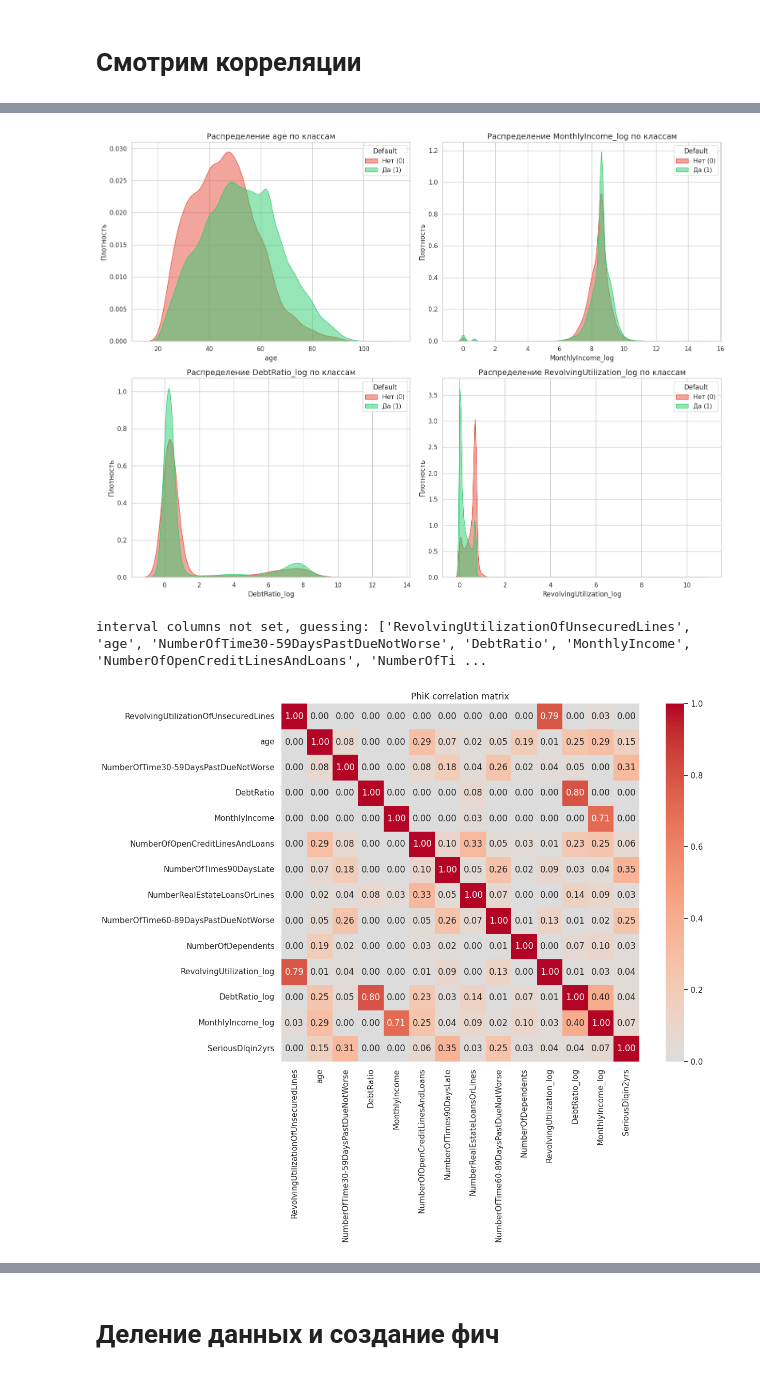
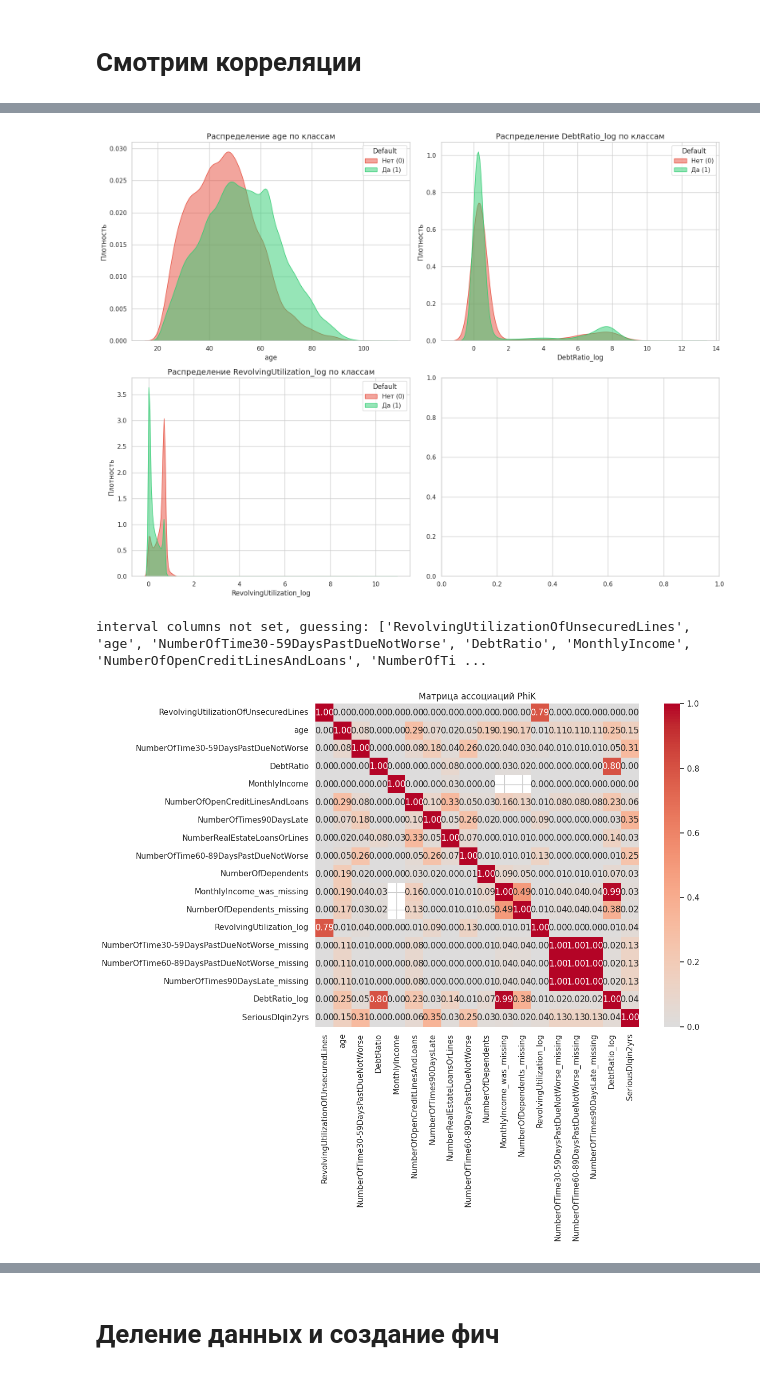
Before and after one commit to GiannisAnte/credit-scoring-case, a Jupyter notebook: credit_scoring_case.ipynb, the cells around one changed output, grey strips where cells are left out. Saved outputs shown, nothing was run; the diff lists cells and outputs as text; code cells hidden in the pictures.

```diff
--- a/credit_scoring_case.ipynb
+++ b/credit_scoring_case.ipynb
@@ -287,4 +283,4 @@ df = df[df["age"] > 0]
 Около 20% значений пропущено. Удалять столько строк нельзя, поэтому заполняем пропуски медианой. Она лучше среднего подходит для дохода, потому что меньше зависит от больших значений и выбросов. Дополнительно создадим отдельный признак, показывающий, что доход был пропущен - возможно, сам факт отсутствия этой информации связан с риском дефолта.
 # %%
 df["MonthlyIncome_was_missing"] = df["MonthlyIncome"].isna().astype(int)
-df["MonthlyIncome"] = df["MonthlyIncome"].fillna(df["MonthlyIncome"].median())
+# df["MonthlyIncome"] = df["MonthlyIncome"].fillna(df["MonthlyIncome"].median())
@@ -681,6 +685,3 @@ for threshold in [10000, 20000, 50000, 100000]:
 >20000: 2103 (1.40%)
 >50000: 301 (0.20%)
 >100000: 70 (0.05%)
-# %%
-#Доход имеет правый хвост, поэтому добавляем логарифмическую версию признака
-df["MonthlyIncome_log"] = np.log1p(df["MonthlyIncome"])
@@ -909,7 +896,6 @@ target = 'SeriousDlqin2yrs'
 
 continuous_features = [
     'age',
-    'MonthlyIncome_log',
     'DebtRatio_log',
     'RevolvingUtilization_log'
 ]
@@ -931,29 +917,31 @@ for i, col in enumerate(continuous_features):
 plt.tight_layout()
 plt.show()
 # %% [output]
-[figure, old version]
+[figure, new version]
 # %%
 import phik
+
+plot_cols = [c for c in df.columns if c != "SeriousDlqin2yrs"]
 
 phik_matrix = df[plot_cols + ["SeriousDlqin2yrs"]].phik_matrix()
 
 plt.figure(figsize=(14, 11))
 
 sns.heatmap(
     phik_matrix,
     annot=True,
     fmt=".2f",
     cmap="coolwarm",
     center=0,
     square=True
 )
 
-plt.title("PhiK correlation matrix")
+plt.title("Матрица ассоциаций PhiK")
 plt.tight_layout()
 plt.show()
 # %% [output]
 interval columns not set, guessing: ['RevolvingUtilizationOfUnsecuredLines', 'age', 'NumberOfTime30-59DaysPastDueNotWorse', 'DebtRatio', 'MonthlyIncome', 'NumberOfOpenCreditLinesAndLoans', 'NumberOfTi ...
-[figure, old version]
+[figure, new version]
 # %% [markdown]
 ## Общий вывод по EDA
 
```
Also changed, not shown: parts of 41 cells of this notebook.
